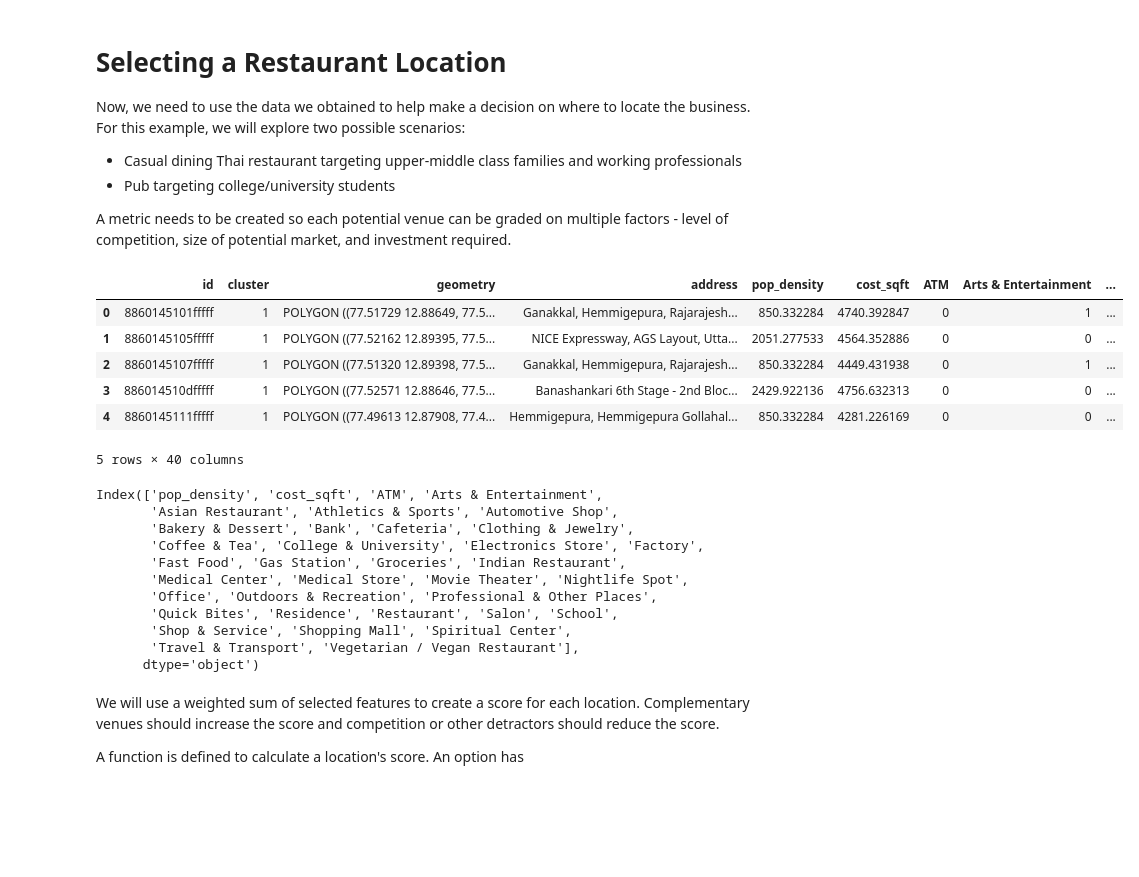
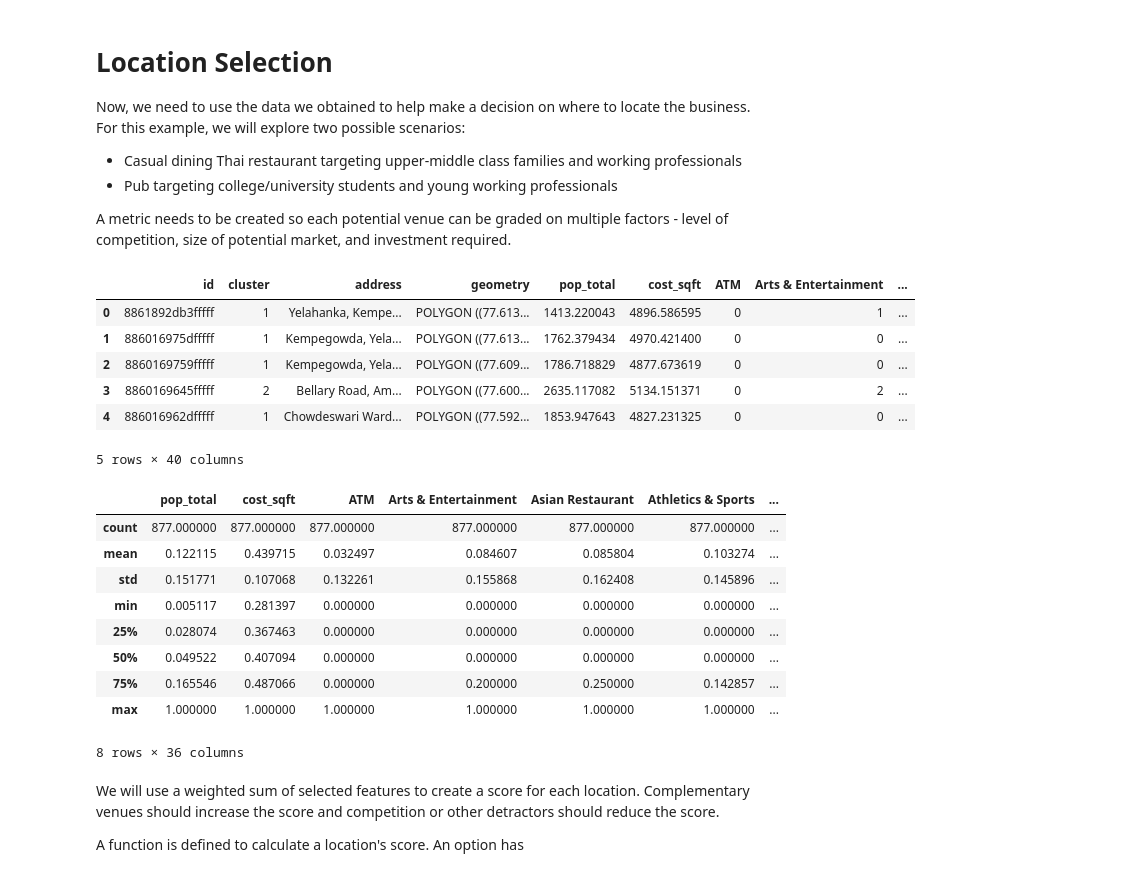
Before and after one commit to ngjoseph/Coursera_Capstone, a Jupyter notebook: notebooks/06_bangalore_location_selection.ipynb, the cells around one changed output. Drawn from its saved outputs; the diff is of its cells as text; code cells hidden in the pictures; blank space fills up the shorter version.

```diff
--- a/notebooks/06_bangalore_location_selection.ipynb
+++ b/notebooks/06_bangalore_location_selection.ipynb
@@ -1,10 +1,10 @@
 # %% [markdown]
-# Selecting a Restaurant Location
+# Location Selection
 
 Now, we need to use the data we obtained to help make a decision on where to locate the business. For this example, we will explore two possible scenarios:
 
 - Casual dining Thai restaurant targeting upper-middle class families and working professionals
-- Pub targeting college/university students
+- Pub targeting college/university students and young working professionals
 
 A metric needs to be created so each potential venue can be graded on multiple factors - level of competition, size of potential market, and investment required.
 # %%
@@ -20,13 +18,14 @@ import folium
 # %%
 df = gpd.read_feather('../data/bangalore_clustered.feather')
+pd.options.display.max_colwidth = 20
 df.head()
 # %% [output]
-|  | id | cluster | geometry | address | pop_density | cost_sqft | ATM | Arts & Entertainment | ... |
-| 0 | 8860145101fffff | 1 | POLYGON ((77.51729 12.88649, 77.5... | Ganakkal, Hemmigepura, Rajarajesh... | 850.332284 | 4740.392847 | 0 | 1 | ... |
-| 1 | 8860145105fffff | 1 | POLYGON ((77.52162 12.89395, 77.5... | NICE Expressway, AGS Layout, Utta... | 2051.277533 | 4564.352886 | 0 | 0 | ... |
-| 2 | 8860145107fffff | 1 | POLYGON ((77.51320 12.89398, 77.5... | Ganakkal, Hemmigepura, Rajarajesh... | 850.332284 | 4449.431938 | 0 | 1 | ... |
-| 3 | 886014510dfffff | 1 | POLYGON ((77.52571 12.88646, 77.5... | Banashankari 6th Stage - 2nd Bloc... | 2429.922136 | 4756.632313 | 0 | 0 | ... |
-| 4 | 8860145111fffff | 1 | POLYGON ((77.49613 12.87908, 77.4... | Hemmigepura, Hemmigepura Gollahal... | 850.332284 | 4281.226169 | 0 | 0 | ... |
+|  | id | cluster | address | geometry | pop_total | cost_sqft | ATM | Arts & Entertainment | ... |
+| 0 | 8861892db3fffff | 1 | Yelahanka, Kempe... | POLYGON ((77.613... | 1413.220043 | 4896.586595 | 0 | 1 | ... |
+| 1 | 886016975dfffff | 1 | Kempegowda, Yela... | POLYGON ((77.613... | 1762.379434 | 4970.421400 | 0 | 0 | ... |
+| 2 | 8860169759fffff | 1 | Kempegowda, Yela... | POLYGON ((77.609... | 1786.718829 | 4877.673619 | 0 | 0 | ... |
+| 3 | 8860169645fffff | 2 | Bellary Road, Am... | POLYGON ((77.600... | 2635.117082 | 5134.151371 | 0 | 2 | ... |
+| 4 | 886016962dfffff | 1 | Chowdeswari Ward... | POLYGON ((77.592... | 1853.947643 | 4827.231325 | 0 | 0 | ... |
 5 rows × 40 columns
 # %%
 scaler = MaxAbsScaler()
@@ -35,19 +34,18 @@ scaled_features = scaler.fit_transform(feature_data)
 
 df_features = pd.DataFrame(scaled_features, columns = feature_data.columns, index = df['id'])
 
-df_features.columns
+df_features.describe()
 # %% [output]
+|  | pop_total | cost_sqft | ATM | Arts & Entertainment | Asian Restaurant | Athletics & Sports | ... |
+| count | 877.000000 | 877.000000 | 877.000000 | 877.000000 | 877.000000 | 877.000000 | ... |
+| mean | 0.122115 | 0.439715 | 0.032497 | 0.084607 | 0.085804 | 0.103274 | ... |
+| std | 0.151771 | 0.107068 | 0.132261 | 0.155868 | 0.162408 | 0.145896 | ... |
+| min | 0.005117 | 0.281397 | 0.000000 | 0.000000 | 0.000000 | 0.000000 | ... |
+| 25% | 0.028074 | 0.367463 | 0.000000 | 0.000000 | 0.000000 | 0.000000 | ... |
+| 50% | 0.049522 | 0.407094 | 0.000000 | 0.000000 | 0.000000 | 0.000000 | ... |
+| 75% | 0.165546 | 0.487066 | 0.000000 | 0.200000 | 0.250000 | 0.142857 | ... |
+| max | 1.000000 | 1.000000 | 1.000000 | 1.000000 | 1.000000 | 1.000000 | ... |
-Index(['pop_density', 'cost_sqft', 'ATM', 'Arts & Entertainment',
-       'Asian Restaurant', 'Athletics & Sports', 'Automotive Shop',
-       'Bakery & Dessert', 'Bank', 'Cafeteria', 'Clothing & Jewelry',
-       'Coffee & Tea', 'College & University', 'Electronics Store', 'Factory',
-       'Fast Food', 'Gas Station', 'Groceries', 'Indian Restaurant',
-       'Medical Center', 'Medical Store', 'Movie Theater', 'Nightlife Spot',
-       'Office', 'Outdoors & Recreation', 'Professional & Other Places',
-       'Quick Bites', 'Residence', 'Restaurant', 'Salon', 'School',
-       'Shop & Service', 'Shopping Mall', 'Spiritual Center',
-       'Travel & Transport', 'Vegetarian / Vegan Restaurant'],
-      dtype='object')
+8 rows × 36 columns
 # %% [markdown]
 We will use a weighted sum of selected features to create a score for each location. Complementary venues should increase the score and competition or other detractors should reduce the score.
 
```
Also changed, not shown: parts of 6 cells of this notebook, 11 other files.
